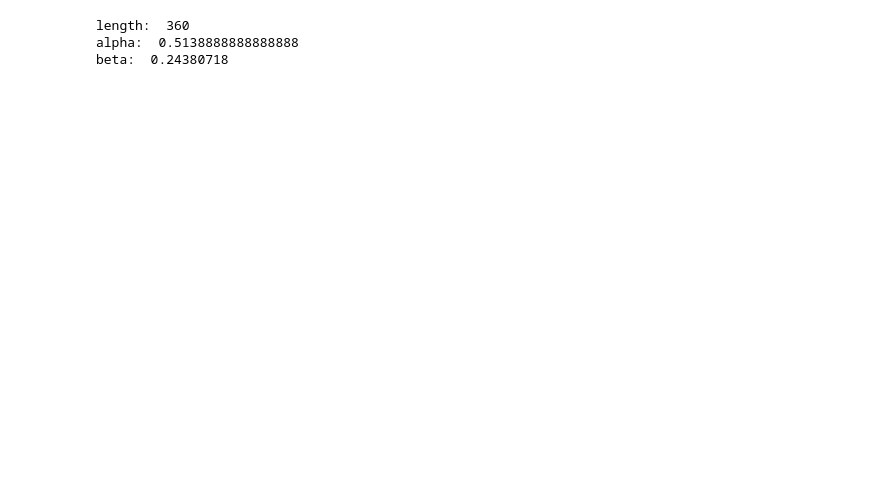
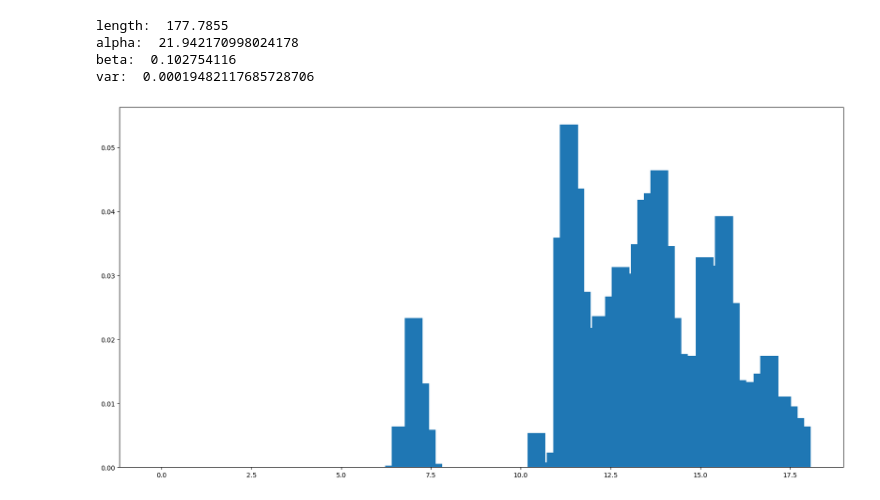
Before and after one commit to Kazawaryu/CARLA_ADA, a Jupyter notebook: test_code/s3/distri_iter.ipynb, the cells around one changed output. Saved outputs shown, nothing was run; the diff lists cells and outputs as text; code cells hidden in the pictures; blank space fills up the shorter version.

```diff
--- a/test_code/s3/distri_iter.ipynb
+++ b/test_code/s3/distri_iter.ipynb
@@ -129,19 +135,51 @@ plt.show()
+# %%
+cal_alpha = np.sort(select_point_polar, axis=0)
+diff = np.diff(cal_alpha[:,0])
+diff = diff[diff<1]
+diff_sum = np.sum(diff)
+
+alpha = select_point_polar.shape[0] / diff_sum
+cal_pcd = pcd[pcd[:,3]!=0]
+beta_all = (1-np.log(cal_pcd[:,3])) / np.sqrt(cal_pcd[:,0]**2+cal_pcd[:,1]**2+cal_pcd[:, 2]**2)
+beta = np.mean(beta_all)
+
+print('length: ', diff_sum)
+print('alpha: ', alpha)
+print('beta: ', beta)
+
+# 计算select_point_polar，axis=1在此方向上(范围在0，RANGE/2间)的分布，计算其离散程度，计算histogram
+# 用离散程度排除是否为障碍物，该步骤与aplha，beta无关
+hist, bin_edges = np.histogram(select_point_polar[:,1], bins=100, range=(0, radius))
+# 计算直方图的离散程度，用方差表示
+hist = hist / np.sum(hist)
+var = np.var(hist)
+print('var: ', var)
+
+
+
+plt.figure(figsize=(20,10))
+plt.bar(bin_edges[:-1], hist, width=0.5)
+plt.show()
+# %% [output]
+length:  177.7855
+alpha:  21.942170998024178
+beta:  0.102754116
+var:  0.00019482117685728706
+[figure, added]
 # %%
-label_range = {i: [np.min(label_point[i][:,0]), np.max(label_point[i][:,0])] for i in range(n_clusters_)}
-length = sum([v[1]-v[0] for k,v in label_range.items()]) if len(label_range) > 0 else 360
-alpha = select_point_polar.shape[0]/length
+# label_range = {i: [np.min(label_point[i][:,0]), np.max(label_point[i][:,0])] for i in range(n_clusters_)}
+# print(label_range)
+# length = sum([v[1]-v[0] for k,v in label_range.items()]) if len(label_range) > 0 else 360
 
-cal_pcd = pcd[pcd[:,3]!=0]
-beta_all = (1-np.log(cal_pcd[:,3])) / np.sqrt(cal_pcd[:,0]**2+cal_pcd[:,1]**2+cal_pcd[:, 2]**2)
-beta = np.mean(beta_all)
+# alpha = select_point_polar.shape[0]/length
 
-print('length: ', length)
-print('alpha: ', alpha)
-print('beta: ', beta)
+# cal_pcd = pcd[pcd[:,3]!=0]
+# beta_all = (1-np.log(cal_pcd[:,3])) / np.sqrt(cal_pcd[:,0]**2+cal_pcd[:,1]**2+cal_pcd[:, 2]**2)
+# beta = np.mean(beta_all)
+
+# print('length: ', length)
+# print('alpha: ', alpha)
+# print('beta: ', beta)
-# %% [output]
-length:  360
-alpha:  0.5138888888888888
-beta:  0.24380718
 # %%
 # 将result_point_polar转换为result_point
 result_point = []
```
Also changed, not shown: parts of 3 cells of this notebook, 1 other file.
